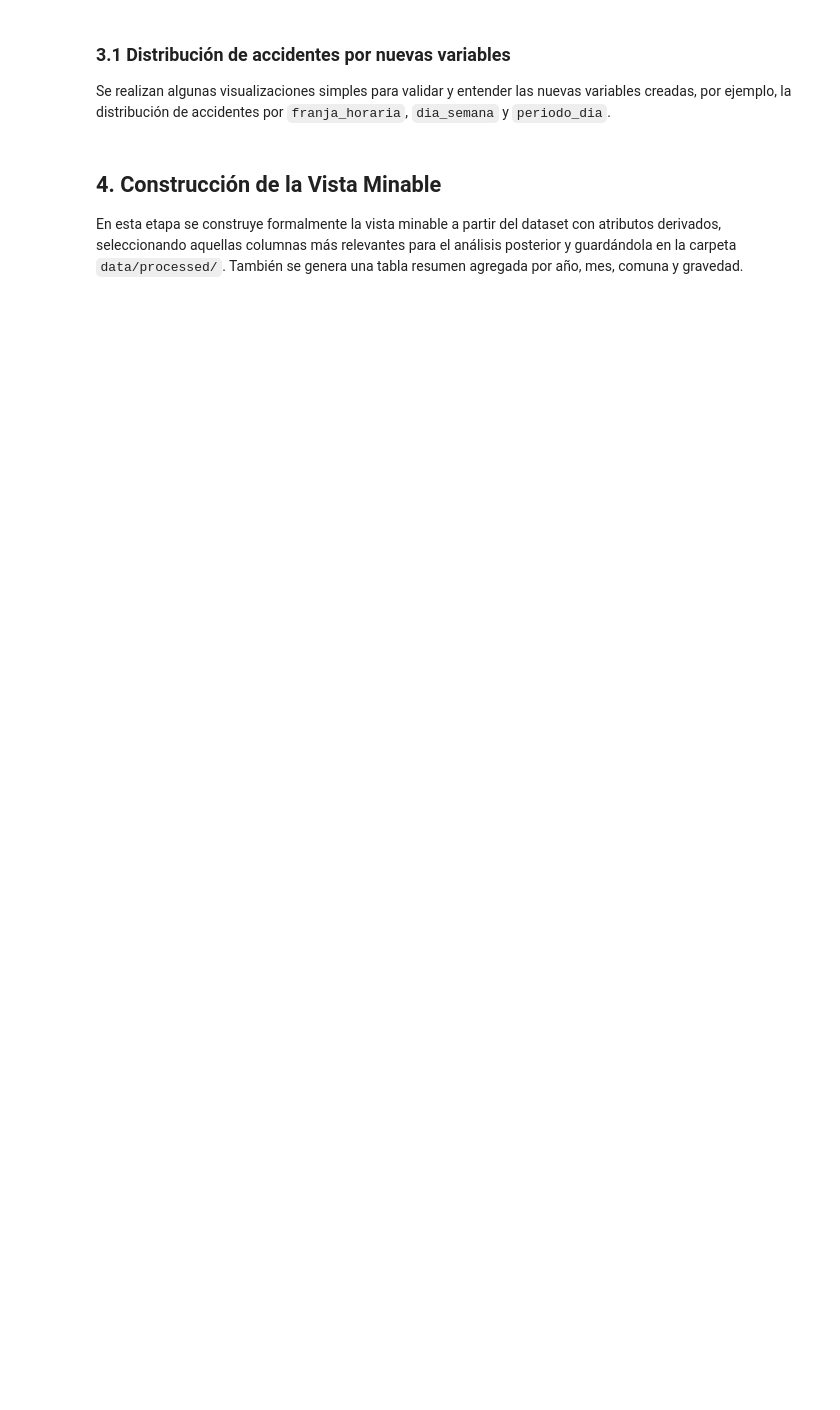
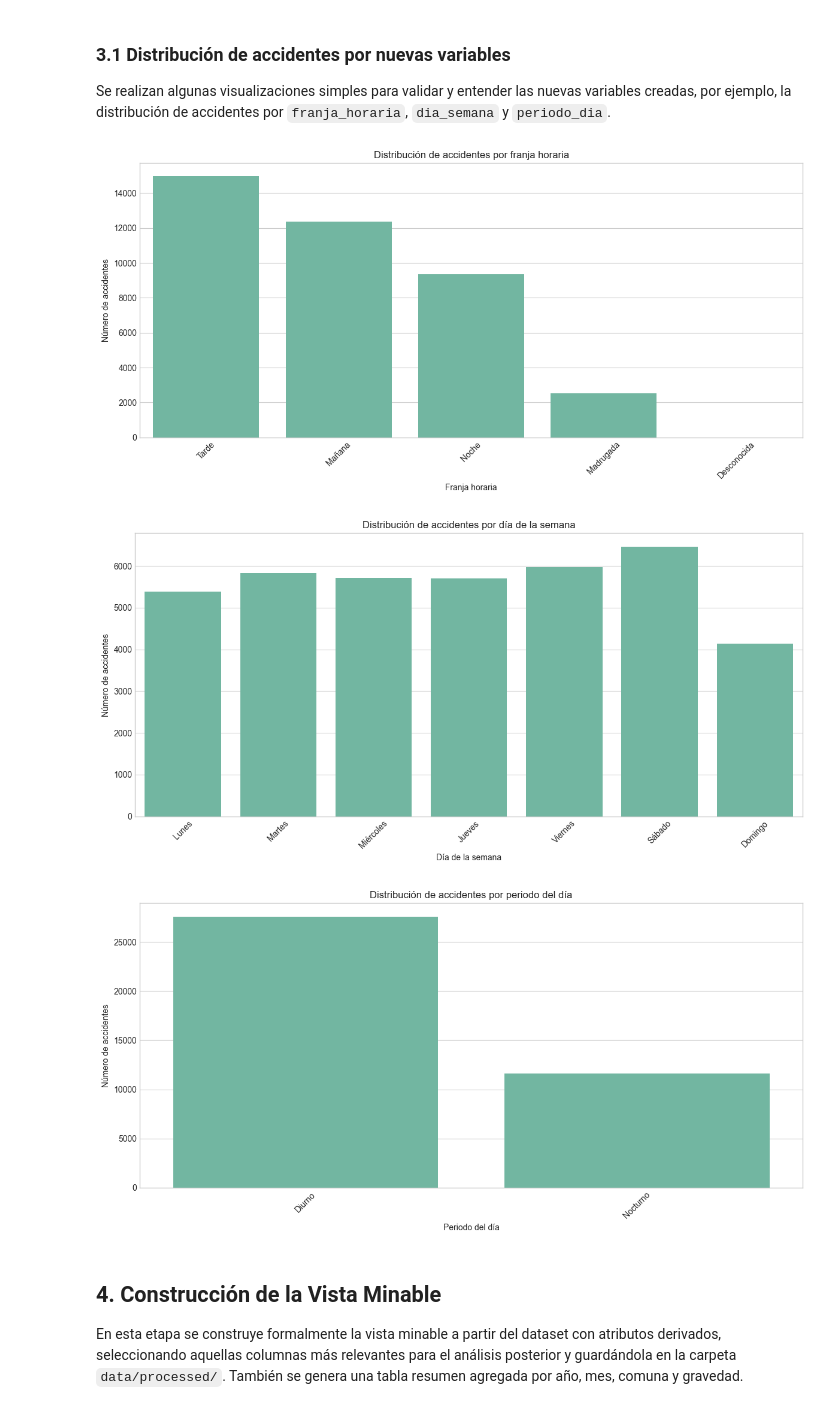
Before and after one commit to nicocamachoa/proyecto-ciencia-datos-accidentalidad-vial, a Jupyter notebook: notebooks/04_vista_minable.ipynb, the cells around one changed output. Cells and saved outputs as stored; diff of their text form; code cells hidden in the pictures; blank space fills up the shorter version.

```diff
--- a/notebooks/04_vista_minable.ipynb
+++ b/notebooks/04_vista_minable.ipynb
@@ -113,36 +152,57 @@ else:
     print("La columna 'franja_horaria' no está disponible.")
 
 # Distribución por día de la semana
+# Distribución por día de la semana
 if 'dia_semana' in df_feat.columns:
     plt.figure()
-    orden_dias = ['Monday', 'Tuesday', 'Wednesday', 'Thursday', 'Friday', 'Saturday', 'Sunday']
-    orden_dias = [d for d in orden_dias if d in df_feat['dia_semana'].unique()]
-    sns.countplot(data=df_feat, x='dia_semana', order=orden_dias)
+
+    # Si tenemos columna numérica de día de la semana, la usamos para ordenar
+    if 'dia_semana_num' in df_feat.columns:
+        orden_dias = (
+            df_feat[['dia_semana', 'dia_semana_num']]
+            .dropna()
+            .drop_duplicates()
+            .sort_values('dia_semana_num')['dia_semana']
+            .tolist()
+        )
+    else:
+        # Si no, usamos el orden por frecuencia
+        orden_dias = df_feat['dia_semana'].value_counts().index.tolist()
+
+    sns.countplot(
+        data=df_feat,
+        x='dia_semana',
+        order=orden_dias
+    )
     plt.title('Distribución de accidentes por día de la semana')
     plt.xlabel('Día de la semana')
     plt.ylabel('Número de accidentes')
     plt.xticks(rotation=45)
     plt.tight_layout()
     plt.show()
 else:
     print("La columna 'dia_semana' no está disponible.")
 
 # Distribución por periodo del día
 if 'periodo_dia' in df_feat.columns:
     plt.figure()
     sns.countplot(
         data=df_feat,
         x='periodo_dia',
         order=df_feat['periodo_dia'].value_counts().index
     )
     plt.title('Distribución de accidentes por periodo del día')
     plt.xlabel('Periodo del día')
     plt.ylabel('Número de accidentes')
     plt.xticks(rotation=45)
     plt.tight_layout()
     plt.show()
 else:
     print("La columna 'periodo_dia' no está disponible.")
+# %% [output]
+[figure, added]
+[figure, added]
+[figure, added]
 # %% [markdown]
 ## 4. Construcción de la Vista Minable
 
```
Also changed, not shown: parts of 5 cells of this notebook, 8 other files.
